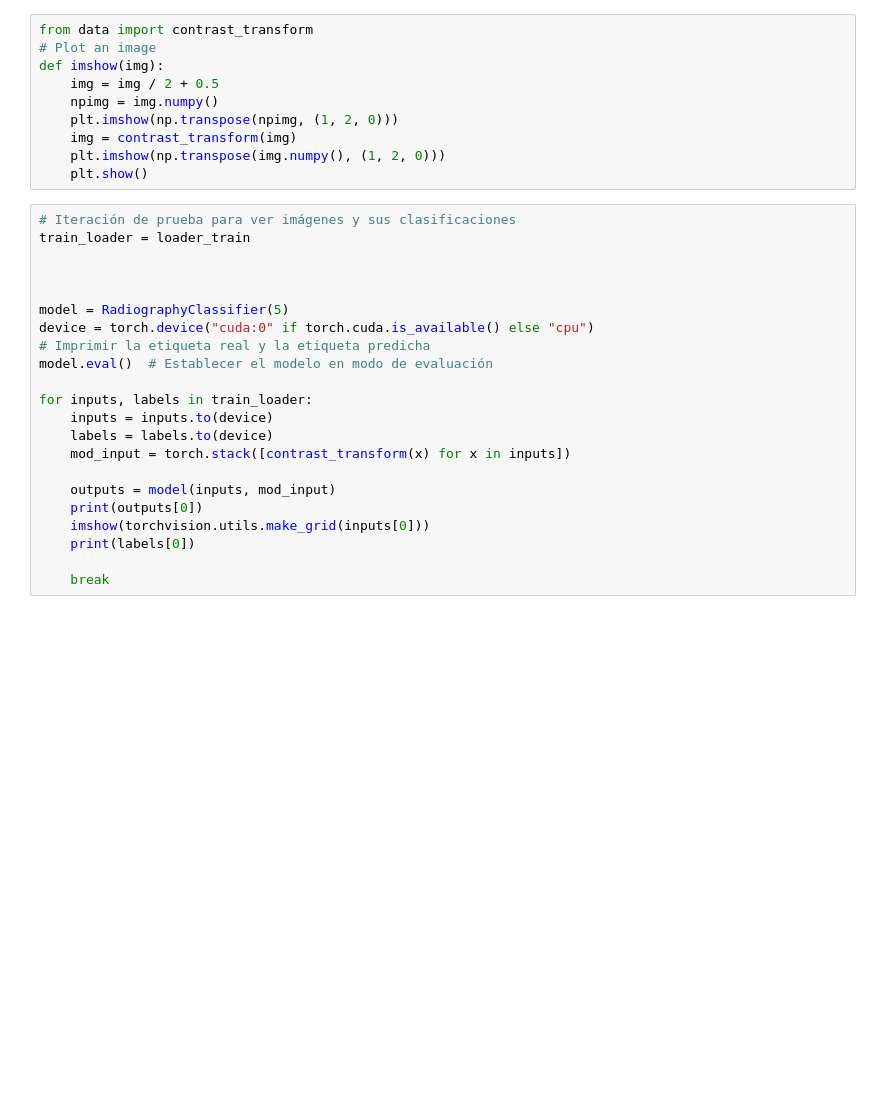
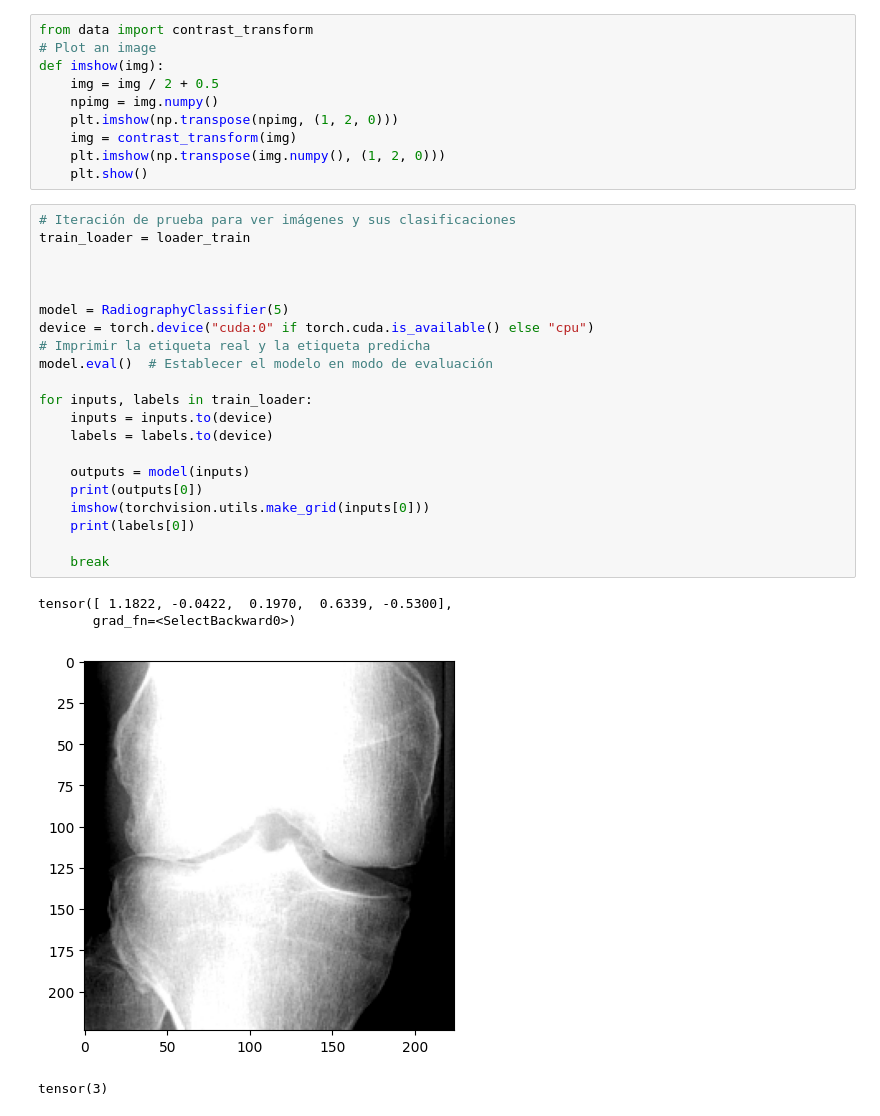
Before and after one commit to Tempus23/Radiography_TFG, a Jupyter notebook: code/notebook.ipynb, the cells around one changed output. Cells and saved outputs as stored; diff of their text form; blank space fills up the shorter version.

```diff
--- a/code/notebook.ipynb
+++ b/code/notebook.ipynb
@@ -24,25 +24,29 @@ def imshow(img):
 # %%
 # Iteración de prueba para ver imágenes y sus clasificaciones
 train_loader = loader_train
 
 
 
 model = RadiographyClassifier(5)
 device = torch.device("cuda:0" if torch.cuda.is_available() else "cpu")
 # Imprimir la etiqueta real y la etiqueta predicha
 model.eval()  # Establecer el modelo en modo de evaluación
 
 for inputs, labels in train_loader:
     inputs = inputs.to(device)
     labels = labels.to(device)
-    mod_input = torch.stack([contrast_transform(x) for x in inputs])
 
-    outputs = model(inputs, mod_input)
+    outputs = model(inputs)
     print(outputs[0])
     imshow(torchvision.utils.make_grid(inputs[0]))
     print(labels[0])
 
     break
+# %% [output]
+tensor([ 1.1822, -0.0422,  0.1970,  0.6339, -0.5300],
+       grad_fn=<SelectBackward0>)
+[figure, added]
+tensor(3)
 # %%
 #train a model
 model = RadiographyClassifier(5)
```
Also changed, not shown: parts of 1 cell of this notebook, 5 other files.
